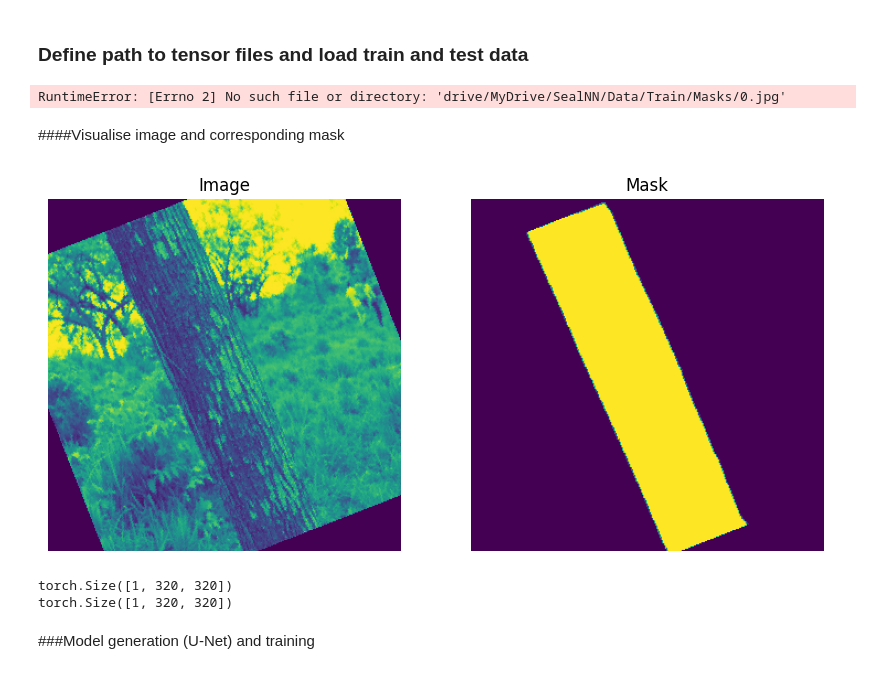
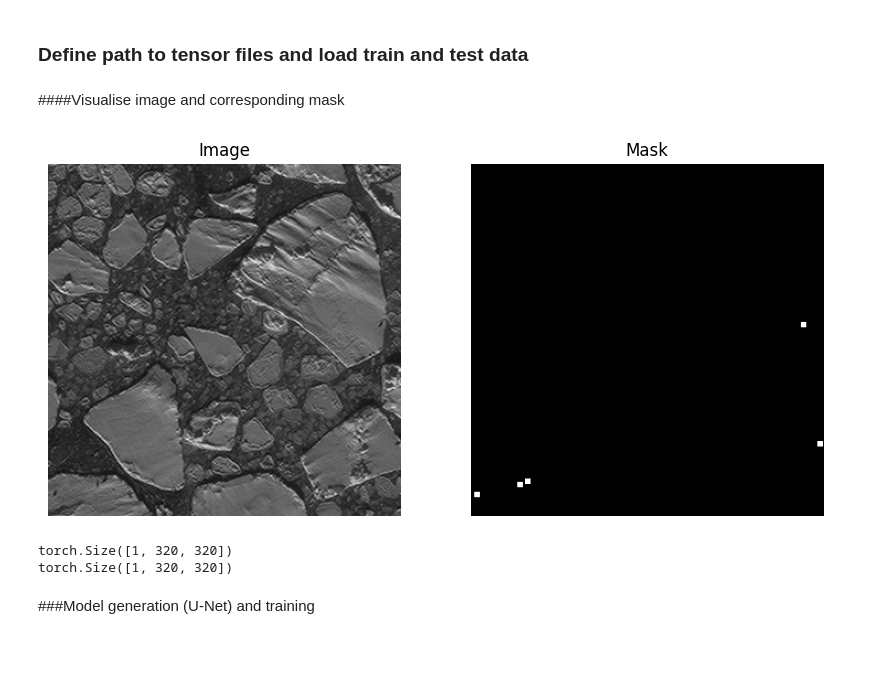
Before and after one commit to GeoKauko/TheNavySeals, a Jupyter notebook: 2_Seal_detection.ipynb, the cells around one changed output. Saved outputs shown, nothing was run; the diff lists cells and outputs as text; code cells hidden in the pictures.

Commit message:
Rewrote code to import seal data. Created code to only put images in the train and test data that contain seals.

```diff
--- a/2_Seal_detection.ipynb
+++ b/2_Seal_detection.ipynb
@@ -105,56 +102,53 @@ test_loader = torch.utils.data.DataLoader(test_dataset, batch_size=batch_size, s
 # %%
-# train_data_path = "drive/MyDrive/SealNN/Data/Train" #TODO: change to relative file path
-# test_data_path = "drive/MyDrive/SealNN/Data/Test"
+#Note: code block above still includes data augmentation code, not implemented in this code block (yet)
 
-# batch_size = 16 #Can be changed later
+#train_data_path = "drive/MyDrive/SealNN/data/train" #TODO: change to relative file path
+#test_data_path = "drive/MyDrive/SealNN/data/test"
+train_data_path = 'C:\\SealNN\\data\\train'
+test_data_path = 'C:\\SealNN\\data\\test'
 
-# #Custom dataset to properly import for segmentation
-# def segmentation_dataset(data_path, transform=None):
-#   images_path = os.path.join(data_path, "Images")
-#   masks_path = os.path.join(data_path, "Masks")
-#   image_files = os.listdir(images_path)
+batch_size = 8 #Can be changed later
 
-#   dataset = []
-#   for img_name in image_files:
-#         image = tifffile.imread(os.path.join(images_path, img_name)) #read .tif file
-#         mask = tifffile.imread(os.path.join(masks_path, img_name.replace(".tif", "_mask.tif"))) #read corresponding mask .tif file
+#Custom dataset to properly import for segmentation
+def segmentation_dataset(data_path, transform=None):
+   images_path = os.path.join(data_path, "images")
+   masks_path = os.path.join(data_path, "masks")
+   image_files = os.listdir(images_path)
 
+   dataset = []
+   for img_name in image_files:
+         image = tifffile.imread(os.path.join(images_path, img_name)) #read .tif file
+         mask = tifffile.imread(os.path.join(masks_path, img_name[:-4] + '_mask.tif')) #read corresponding mask .tif file
 
-#         if transform:
-#           image = transform(image)
-#           mask = transform(mask) #apply transform to both image and corresponding mask
+         if transform:
+           image = transform(image)
+           mask = transform(mask) #apply transform to both image and corresponding mask
 
-#         dataset.append((image, mask)) #append the image-mask pair in the dataset
+         dataset.append((image, mask)) #append the image-mask pair in the dataset
 
-#   return dataset
+   return dataset
 
-# transform = torchvision.transforms.Compose([torchvision.transforms.ToTensor()]) #Add more transforms to include e.g. data augmentation
+transform = torchvision.transforms.Compose([torchvision.transforms.ToTensor()]) #Add more transforms to include e.g. data augmentation
 
-# # Create train and test datasets without augmentation
-# train_dataset = segmentation_dataset(train_data_path, transform=transform)
-# test_dataset = segmentation_dataset(test_data_path, transform=transform)
-
-# # Create train and test data loaders
-# train_loader = torch.utils.data.DataLoader(train_dataset, batch_size=batch_size, shuffle=True)
-# test_loader = torch.utils.data.DataLoader(test_dataset, batch_size=batch_size, shuffle=False) #Shuffle on or off?
+# Create train and test datasets without augmentation
+train_dataset = segmentation_dataset(train_data_path, transform=transform)
+test_dataset = segmentation_dataset(test_data_path, transform=transform)
-# %% [output]
-RuntimeError: [Errno 2] No such file or directory: 'drive/MyDrive/SealNN/Data/Train/Masks/0.jpg'
 # %% [markdown]
 ####Visualise image and corresponding mask
 # %%
-image, mask = train_dataset[15]
+image, mask = train_dataset[6612]
 fig, axes = plt.subplots(1, 2, figsize=(10, 5))
-axes[0].imshow(image.permute(1, 2, 0))  # Convert from tensor format (C, H, W) to (H, W, C)
+axes[0].imshow(image.permute(1, 2, 0), cmap = 'gray')  # Convert from tensor format (C, H, W) to (H, W, C)
 axes[0].set_title('Image')
 axes[0].axis('off')
-axes[1].imshow(mask.permute(1, 2, 0))  # Convert from tensor format (C, H, W) to (H, W, C)
+axes[1].imshow(mask.permute(1, 2, 0), cmap = 'gray')  # Convert from tensor format (C, H, W) to (H, W, C)
 axes[1].set_title('Mask')
 axes[1].axis('off')
 plt.show()
 
 print(image.shape)
 print(mask.shape)
 # %% [output]
-[figure, old version]
+[figure, new version]
 torch.Size([1, 320, 320])
 torch.Size([1, 320, 320])
```
Also changed, not shown: parts of 8 cells of this notebook.
